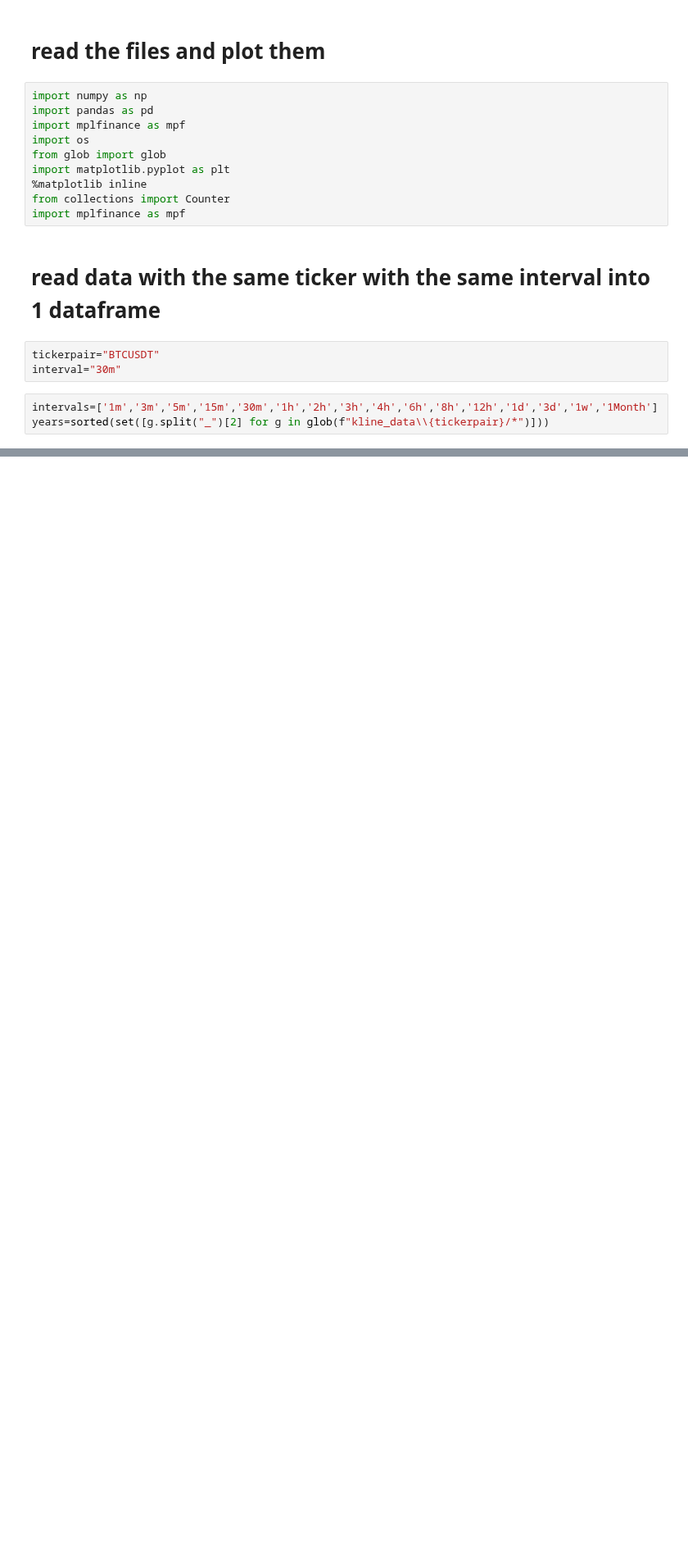
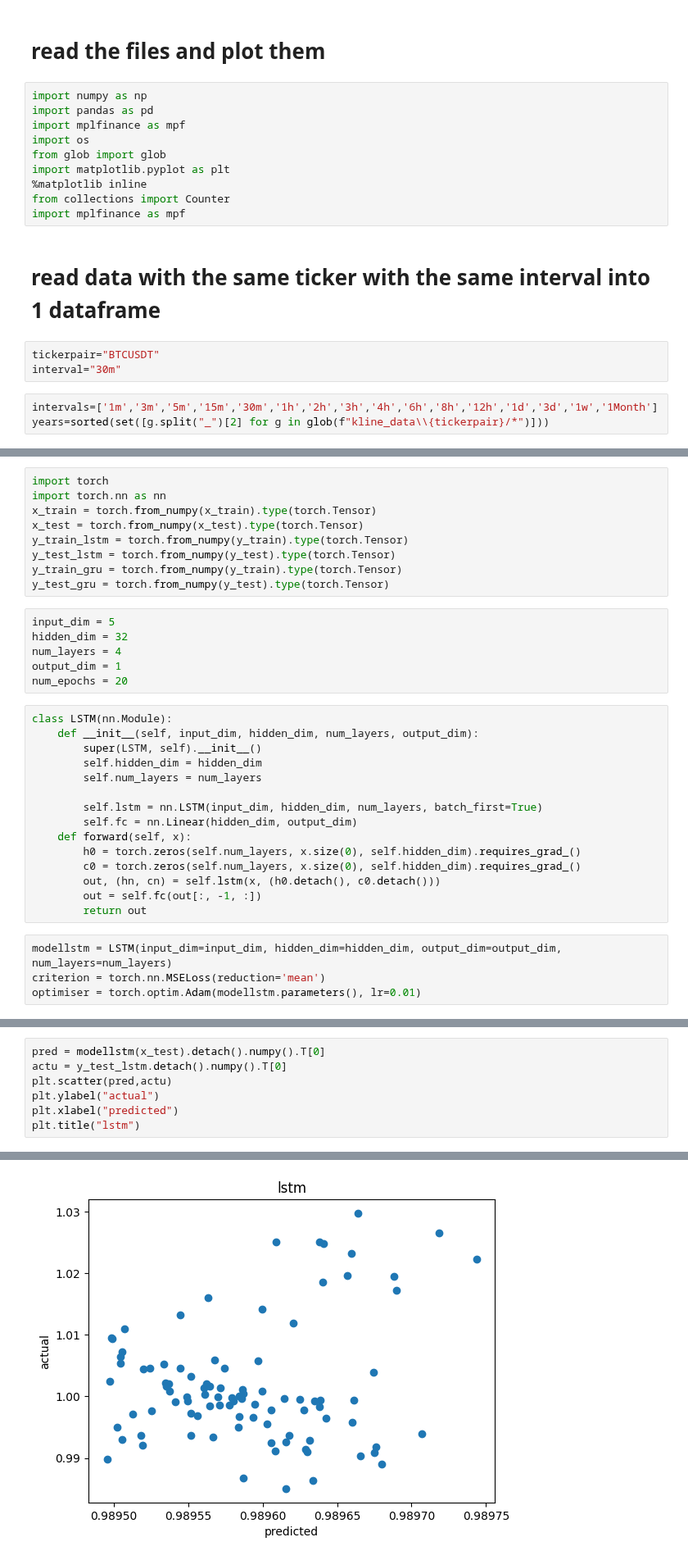
Before and after one commit to alexpvpmindustry/cryptotradr, a Jupyter notebook: 2ReadFiles.ipynb, the cells around one changed output, grey strips where cells are left out. Shown at 82% size. Saved outputs shown, nothing was run; the diff lists cells and outputs as text; blank space fills up the shorter version.

```diff
--- a/2ReadFiles.ipynb
+++ b/2ReadFiles.ipynb
@@ -51,0 +72,34 @@ crytrad                  c:\Users\aatan\anaconda3\envs\crytrad
+# %%
+import torch
+import torch.nn as nn
+x_train = torch.from_numpy(x_train).type(torch.Tensor)
+x_test = torch.from_numpy(x_test).type(torch.Tensor)
+y_train_lstm = torch.from_numpy(y_train).type(torch.Tensor)
+y_test_lstm = torch.from_numpy(y_test).type(torch.Tensor)
+y_train_gru = torch.from_numpy(y_train).type(torch.Tensor)
+y_test_gru = torch.from_numpy(y_test).type(torch.Tensor)
+# %%
+input_dim = 5
+hidden_dim = 32
+num_layers = 4
+output_dim = 1
+num_epochs = 20
+# %%
+class LSTM(nn.Module):
+    def __init__(self, input_dim, hidden_dim, num_layers, output_dim):
+        super(LSTM, self).__init__()
+        self.hidden_dim = hidden_dim
+        self.num_layers = num_layers
+
+        self.lstm = nn.LSTM(input_dim, hidden_dim, num_layers, batch_first=True)
+        self.fc = nn.Linear(hidden_dim, output_dim)
+    def forward(self, x):
+        h0 = torch.zeros(self.num_layers, x.size(0), self.hidden_dim).requires_grad_()
+        c0 = torch.zeros(self.num_layers, x.size(0), self.hidden_dim).requires_grad_()
+        out, (hn, cn) = self.lstm(x, (h0.detach(), c0.detach()))
+        out = self.fc(out[:, -1, :])
+        return out
+# %%
+modellstm = LSTM(input_dim=input_dim, hidden_dim=hidden_dim, output_dim=output_dim, num_layers=num_layers)
+criterion = torch.nn.MSELoss(reduction='mean')
+optimiser = torch.optim.Adam(modellstm.parameters(), lr=0.01)
@@ -51,0 +161,8 @@ crytrad                  c:\Users\aatan\anaconda3\envs\crytrad
+# %%
+pred = modellstm(x_test).detach().numpy().T[0]
+actu = y_test_lstm.detach().numpy().T[0]
+plt.scatter(pred,actu)
+plt.ylabel("actual")
+plt.xlabel("predicted")
+plt.title("lstm")
+# %% [output]
@@ -51,0 +170 @@ crytrad                  c:\Users\aatan\anaconda3\envs\crytrad
+[figure, added]
```
Also changed, not shown: parts of 12 cells of this notebook, 3 other files.
